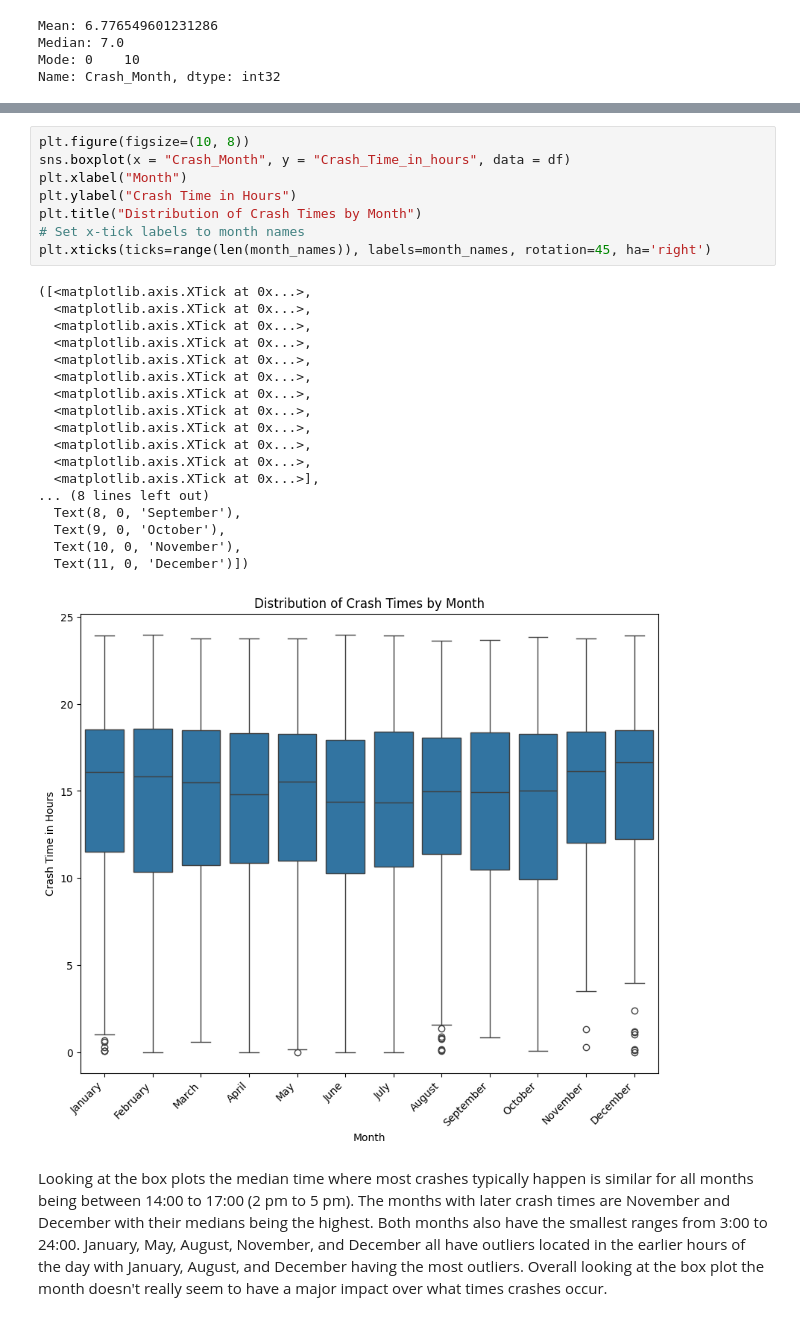
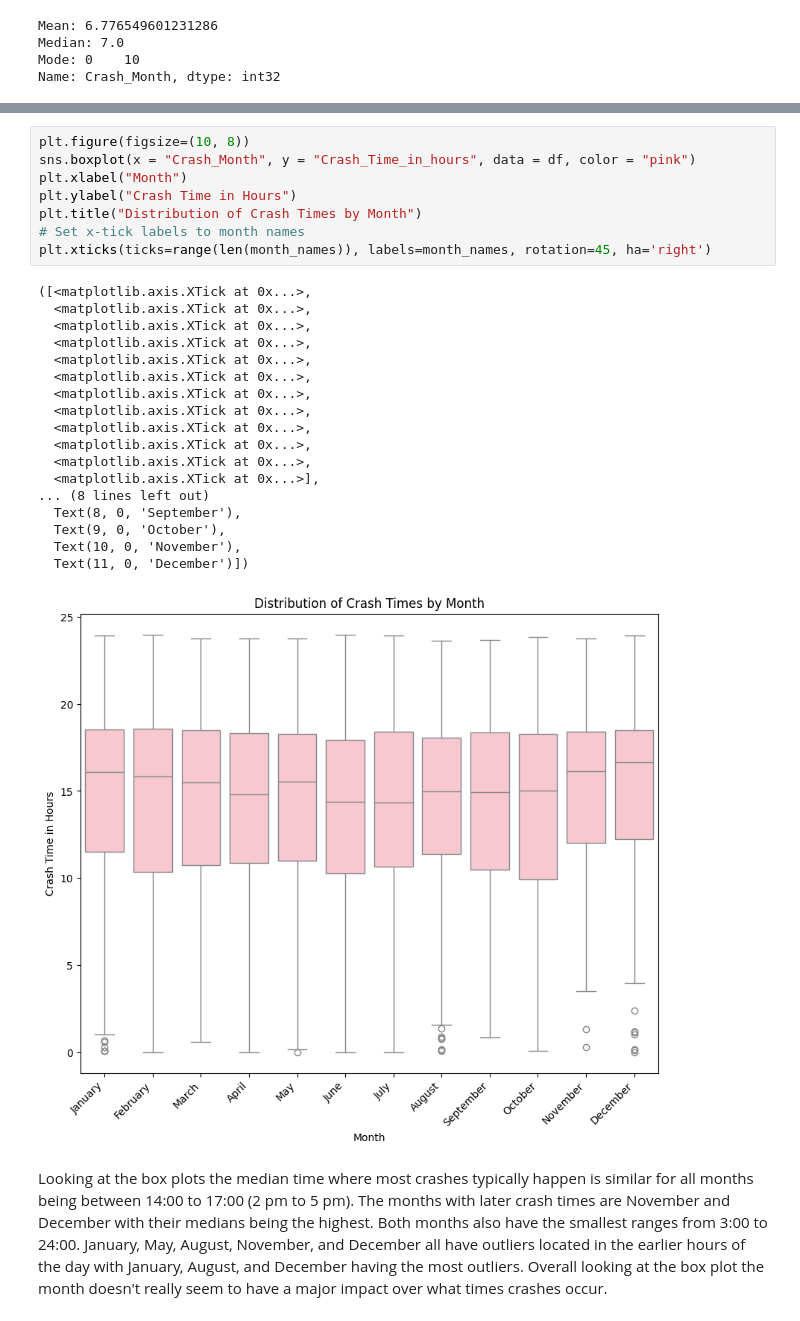
Before and after one commit to Nikolai-N484/Data201_NikolaiN, a Jupyter notebook: Project1/Nikolai_Navarro_Project1_Week8.ipynb, the cells around one changed output, grey strips where cells are left out. Drawn from its saved outputs; the diff is of its cells as text.

```diff
--- a/Project1/Nikolai_Navarro_Project1_Week8.ipynb
+++ b/Project1/Nikolai_Navarro_Project1_Week8.ipynb
@@ -281,30 +281,30 @@ Because we observe daylight savings where the time changes by an hour maybe ther
 # %%
 plt.figure(figsize=(10, 8))
-sns.boxplot(x = "Crash_Month", y = "Crash_Time_in_hours", data = df)
+sns.boxplot(x = "Crash_Month", y = "Crash_Time_in_hours", data = df, color = "pink")
 plt.xlabel("Month")
 plt.ylabel("Crash Time in Hours")
 plt.title("Distribution of Crash Times by Month")
 # Set x-tick labels to month names
 plt.xticks(ticks=range(len(month_names)), labels=month_names, rotation=45, ha='right')
 # %% [output]
 ([<matplotlib.axis.XTick at 0x...>,
   <matplotlib.axis.XTick at 0x...>,
   <matplotlib.axis.XTick at 0x...>,
   <matplotlib.axis.XTick at 0x...>,
   <matplotlib.axis.XTick at 0x...>,
   <matplotlib.axis.XTick at 0x...>,
   <matplotlib.axis.XTick at 0x...>,
   <matplotlib.axis.XTick at 0x...>,
   <matplotlib.axis.XTick at 0x...>,
   <matplotlib.axis.XTick at 0x...>,
   <matplotlib.axis.XTick at 0x...>,
   <matplotlib.axis.XTick at 0x...>],
 ... (8 lines left out)
   Text(8, 0, 'September'),
   Text(9, 0, 'October'),
   Text(10, 0, 'November'),
   Text(11, 0, 'December')])
-[figure, old version]
+[figure, new version]
 # %% [markdown]
 Looking at the box plots the median time where most crashes typically happen is similar for all months being between 14:00 to 17:00 (2 pm to 5 pm).  The months with later crash times are November and December with their medians being the highest.  Both months also have the smallest ranges from 3:00 to 24:00. January, May, August, November, and December all have outliers located in the earlier hours of the day with January, August, and December having the most outliers. Overall looking at the box plot the month doesn't really seem to have a major impact over what times crashes occur.
 # %% [markdown]
```
Also changed, not shown: parts of 6 cells of this notebook.
